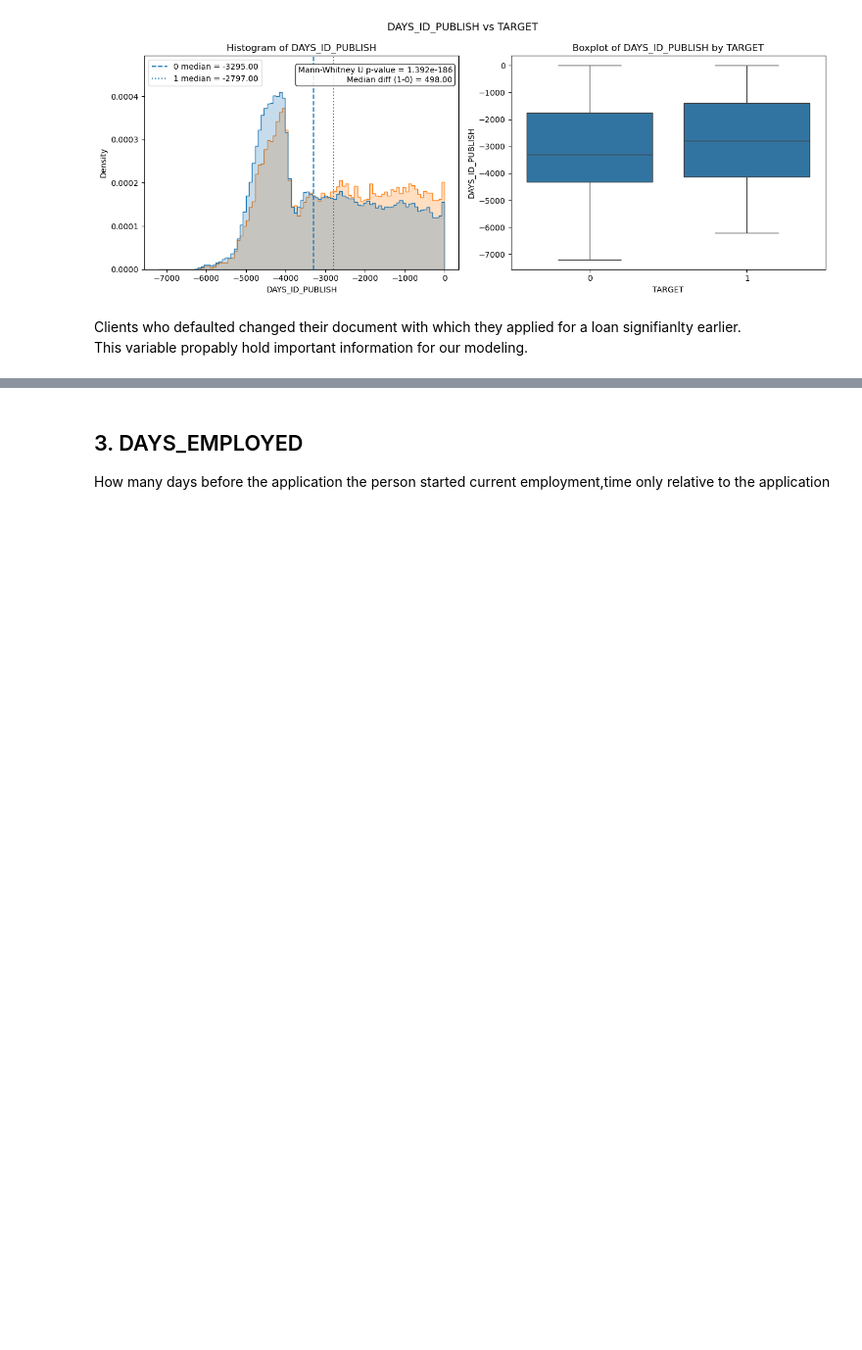
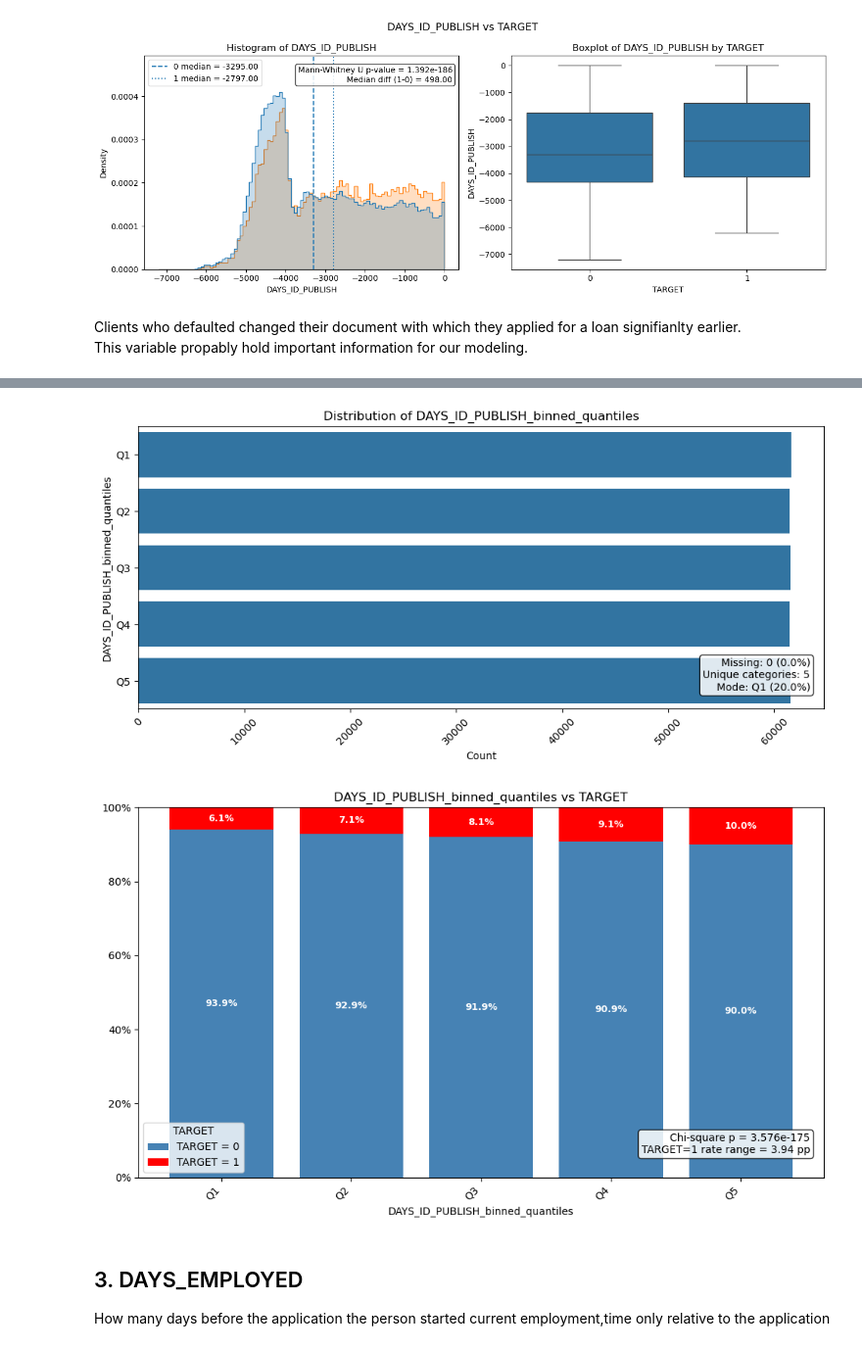
Before and after one commit to alek-ds/home-credit-default-risk-ak, a Jupyter notebook: notebooks/app_univariate_bivariate_app_process.ipynb, the cells around one changed output, grey strips where cells are left out. Shown at 98% size. Saved outputs shown, nothing was run; the diff lists cells and outputs as text; code cells hidden in the pictures; blank space fills up the shorter version.

Commit message:
Adding bining for quantitative variables

```diff
--- a/notebooks/app_univariate_bivariate_app_process.ipynb
+++ b/notebooks/app_univariate_bivariate_app_process.ipynb
@@ -110,3 +131,15 @@ plot_quantitative_vs_binary(df=app_df, quant_var='DAYS_ID_PUBLISH', binary_var='
 # %% [markdown]
 Clients who defaulted changed their document with which they applied for a loan signifianlty earlier. <br>
 This variable propably hold important information for our modeling.
+# %%
+binned_df, days_id_publish_summary = bin_quantitative_var(
+    df = app_df,
+    quant_var='DAYS_ID_PUBLISH',
+    quantiles_bins=True,
+    target_var='TARGET',
+    return_binned_quantiles=False,
+    return_summary=True,
+    return_df=True
+)
+
+days_id_publish_summary
@@ -113,3 +153,9 @@ This variable propably hold important information for our modeling.
+# %%
+plot_categorical_distribution(df=binned_df, cat_var='DAYS_ID_PUBLISH_binned_quantiles', respect_category_order=True)
+plot_categorical_vs_binary(df=binned_df, cat_var='DAYS_ID_PUBLISH_binned_quantiles', target_var='TARGET', respect_category_order=True)
+# %% [output]
+[figure, added]
+[figure, added]
 # %% [markdown]
 ## 3. DAYS_EMPLOYED
 How many days before the application the person started current employment,time only relative to the application
```
Also changed, not shown: parts of 29 cells of this notebook.
